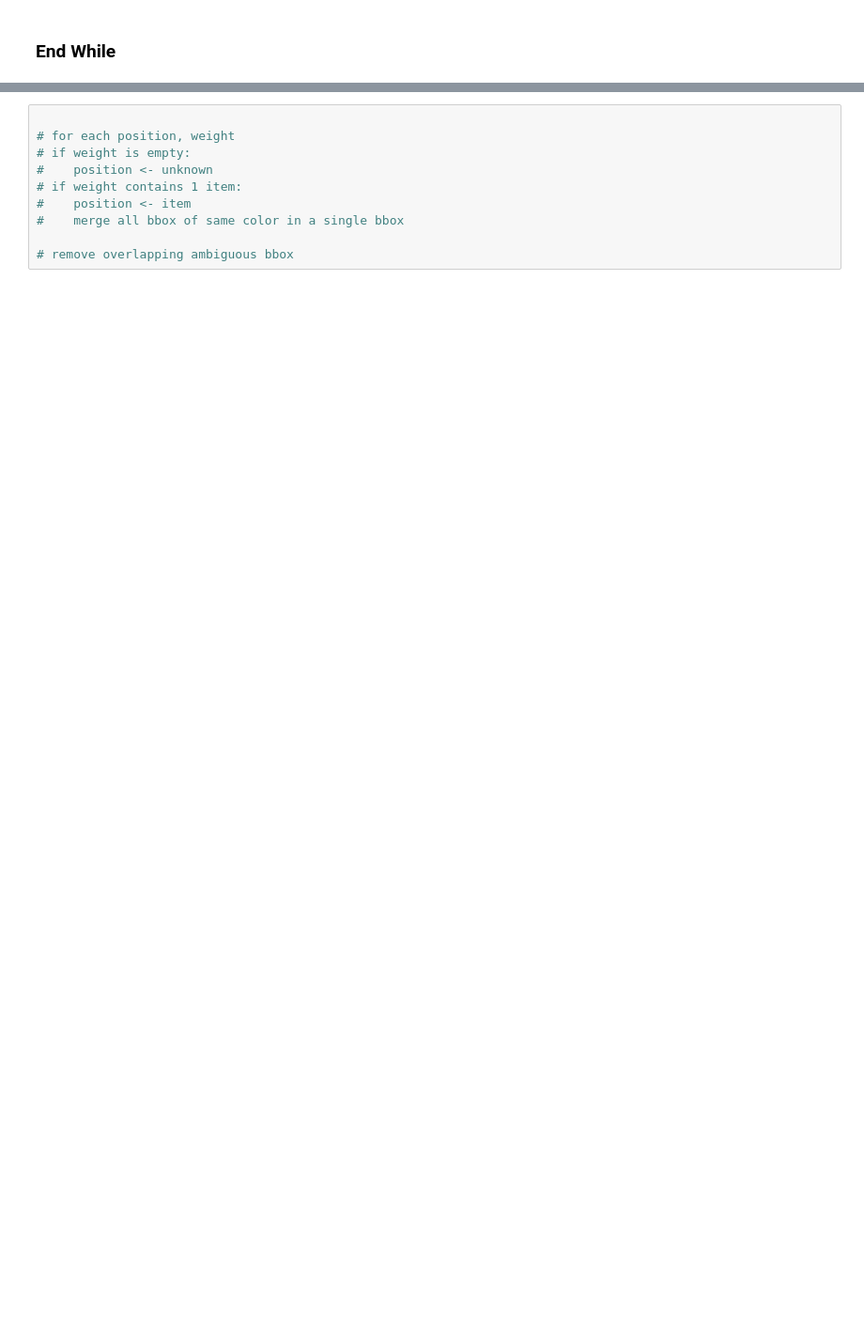
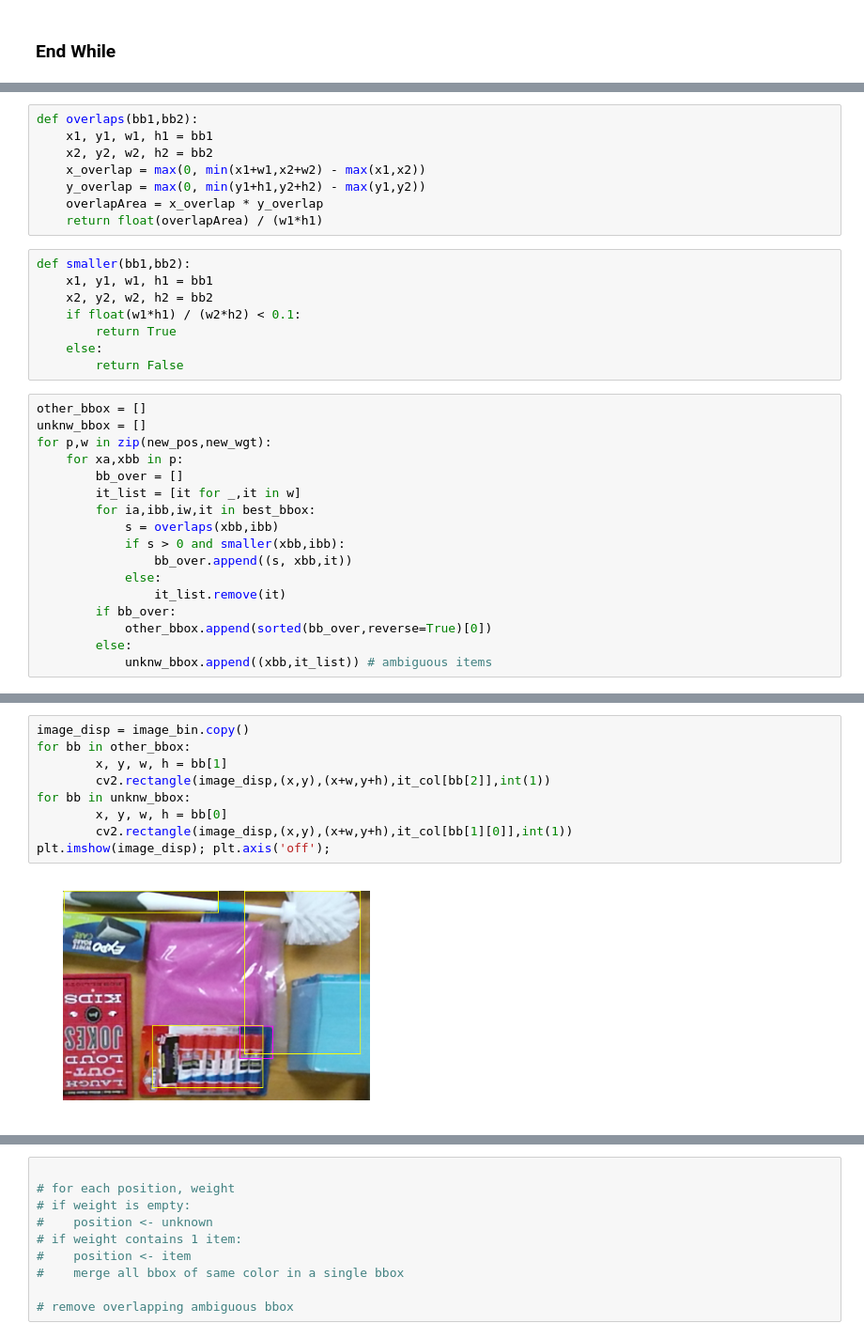
Before and after one commit to ecervera/Baxter-Vision, a Jupyter notebook: 10 Bin Segmentation by Texture and Color.ipynb, the cells around one changed output, grey strips where cells are left out. Shown at 94% size. Saved outputs shown, nothing was run; the diff lists cells and outputs as text; blank space fills up the shorter version.

```diff
--- a/10 Bin Segmentation by Texture and Color.ipynb
+++ b/10 Bin Segmentation by Texture and Color.ipynb
@@ -214,0 +344,33 @@ weights
+# %%
+def overlaps(bb1,bb2):
+    x1, y1, w1, h1 = bb1
+    x2, y2, w2, h2 = bb2
+    x_overlap = max(0, min(x1+w1,x2+w2) - max(x1,x2))
+    y_overlap = max(0, min(y1+h1,y2+h2) - max(y1,y2))
+    overlapArea = x_overlap * y_overlap
+    return float(overlapArea) / (w1*h1)
+# %%
+def smaller(bb1,bb2):
+    x1, y1, w1, h1 = bb1
+    x2, y2, w2, h2 = bb2
+    if float(w1*h1) / (w2*h2) < 0.1:
+        return True
+    else:
+        return False
+# %%
+other_bbox = []
+unknw_bbox = []
+for p,w in zip(new_pos,new_wgt):
+    for xa,xbb in p:
+        bb_over = []
+        it_list = [it for _,it in w]
+        for ia,ibb,iw,it in best_bbox:
+            s = overlaps(xbb,ibb)
+            if s > 0 and smaller(xbb,ibb):
+                bb_over.append((s, xbb,it))
+            else:
+                it_list.remove(it)
+        if bb_over:
+            other_bbox.append(sorted(bb_over,reverse=True)[0])
+        else:
+            unknw_bbox.append((xbb,it_list)) # ambiguous items
@@ -214,0 +387,11 @@ weights
+# %%
+image_disp = image_bin.copy()
+for bb in other_bbox:
+        x, y, w, h = bb[1]
+        cv2.rectangle(image_disp,(x,y),(x+w,y+h),it_col[bb[2]],int(1))
+for bb in unknw_bbox:
+        x, y, w, h = bb[0]
+        cv2.rectangle(image_disp,(x,y),(x+w,y+h),it_col[bb[1][0]],int(1))
+plt.imshow(image_disp); plt.axis('off');
+# %% [output]
+[figure, added]
```
Also changed, not shown: parts of 35 cells of this notebook, 4 other files.
